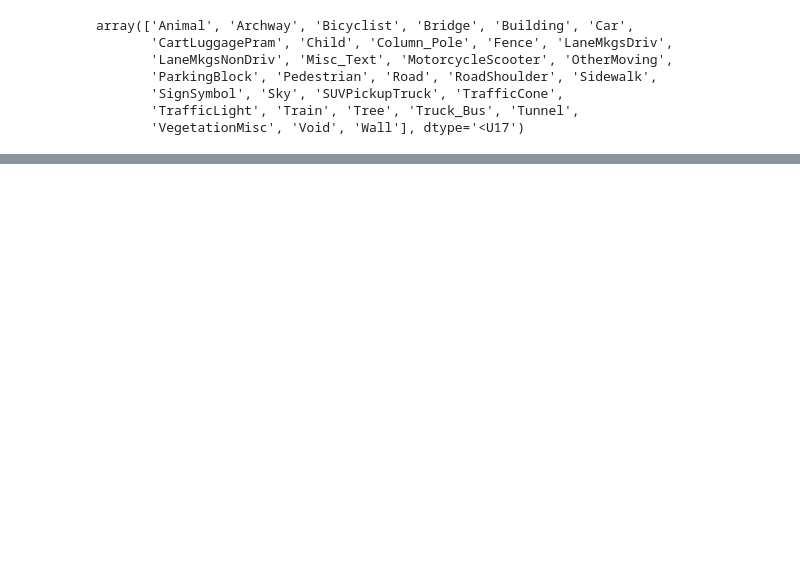
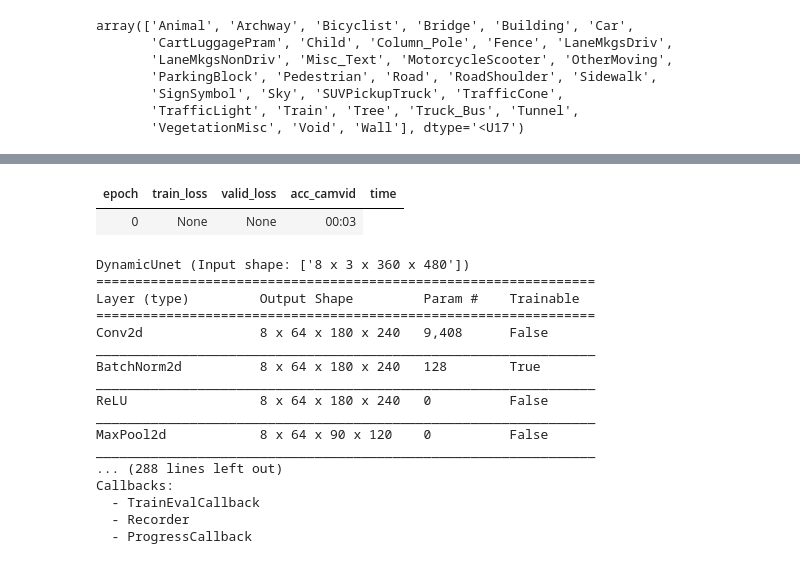
Before and after one commit to Aravinda89/multi_label_classification, a Jupyter notebook: Image_Segmentation.ipynb, the cells around one changed output, grey strips where cells are left out. Cells and saved outputs as stored; diff of their text form; code cells hidden in the pictures; blank space fills up the shorter version.

```diff
--- a/Image_Segmentation.ipynb
+++ b/Image_Segmentation.ipynb
@@ -147,0 +213,22 @@ def FileSplitter(fname):
+# %%
+learn.summary()
+# %% [output]
+| epoch | train_loss | valid_loss | acc_camvid | time |
+| 0 | None | None | 00:03 |
+DynamicUnet (Input shape: ['8 x 3 x 360 x 480'])
+================================================================
+Layer (type)         Output Shape         Param #    Trainable
+================================================================
+Conv2d               8 x 64 x 180 x 240   9,408      False
+________________________________________________________________
+BatchNorm2d          8 x 64 x 180 x 240   128        True
+________________________________________________________________
+ReLU                 8 x 64 x 180 x 240   0          False
+________________________________________________________________
+MaxPool2d            8 x 64 x 90 x 120    0          False
+________________________________________________________________
+... (288 lines left out)
+Callbacks:
+  - TrainEvalCallback
+  - Recorder
+  - ProgressCallback
```
Also changed, not shown: parts of 26 cells of this notebook.
